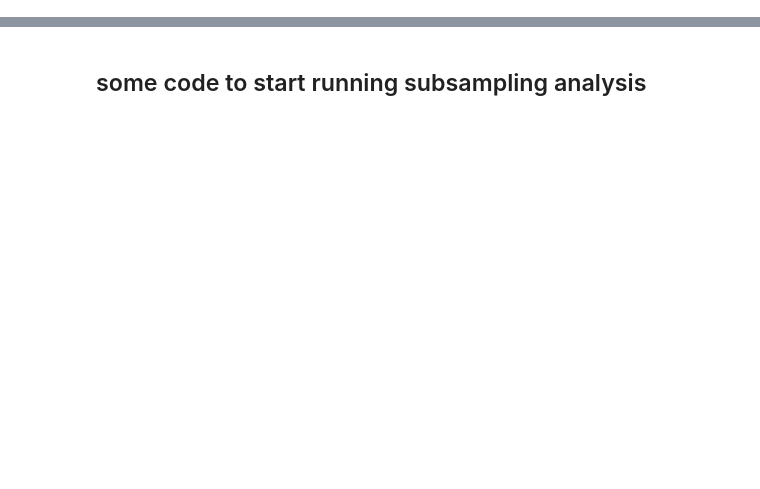
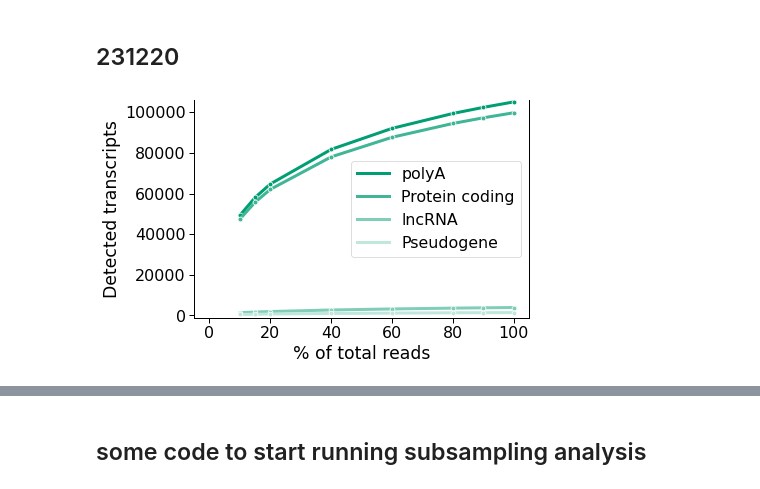
Before and after one commit to fairliereese/paper_rnawg, a Jupyter notebook: figures_revisions/revisions/subsample_wtc11.ipynb, the cells around one changed output, grey strips where cells are left out. Drawn from its saved outputs; the diff is of its cells as text; code cells hidden in the pictures; blank space fills up the shorter version.

```diff
--- a/figures_revisions/revisions/subsample_wtc11.ipynb
+++ b/figures_revisions/revisions/subsample_wtc11.ipynb
@@ -49,0 +53,32 @@ m_lib_meta = od+expand(config['lr']['meta'], species='mouse')[0]
+# %% [markdown]
+## 231220
+# %%
+df = pd.read_csv(t_sub, sep='\t')
+
+ic_colors, order = get_ic_nov_colors()
+c = ic_colors['Known']
+m = {'polya': 'All polyA', 'protein_coding': 'Protein coding',
+     'lncRNA': 'lncRNA', 'pseudogene': 'Pseudogene'}
+cats = ['All polyA', 'Protein coding', 'lncRNA', 'Pseudogene']
+df['gene_subset_2'] = df.gene_subset.map(m)
+df['gene_subset_2'] = df['gene_subset_2'].astype('category')
+df['gene_subset_2'] = df['gene_subset_2'].cat.reorder_categories(cats, ordered=True)
+c_dict, order = get_shade_colors(c, cats)
+
+df['perc'] = df.depth*100
+ax = sns.lineplot(df, x='perc', y='n_transcripts',
+                  hue='gene_subset_2', palette=c_dict,
+                  linewidth=3, marker='o')
+_ = ax.set(xlabel='% of total reads', ylabel='Detected transcripts',
+           ylim=(-1000,106000), xlim=(-5,105))
+ax.spines['top'].set_visible(False)
+ax.legend_.set_title(None)
+
+# get the legend object
+leg = ax.legend()
+
+# change the line width for the legend
+for line in leg.get_lines():
+    line.set_linewidth(3)
+# %% [output]
+[figure, added]
```
Also changed, not shown: parts of 5 cells of this notebook, 2 other files.
